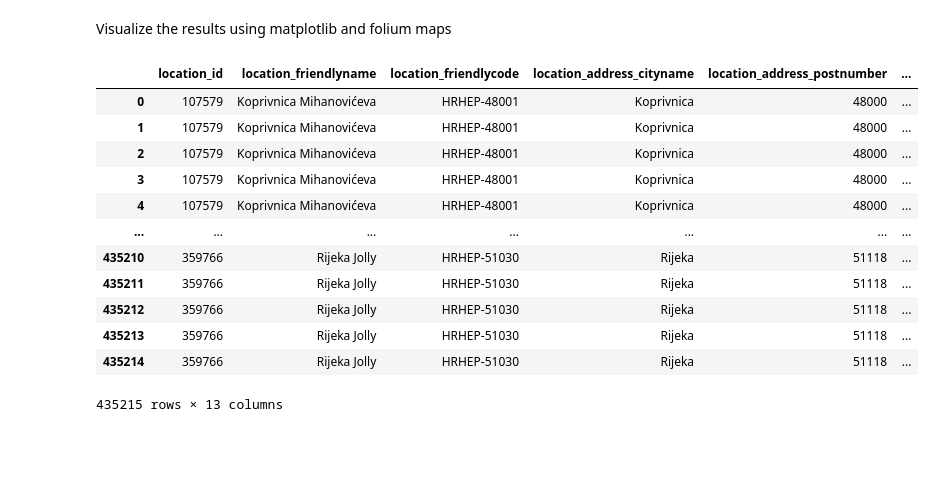
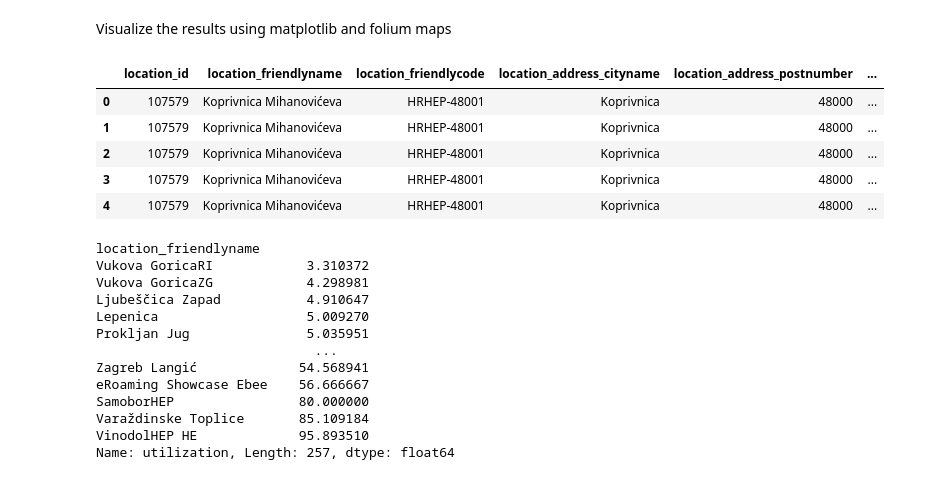
Before and after one commit to local-ai-gr/CNROpt, a Jupyter notebook: CNROpt_Forecasting.ipynb, the cells around one changed output. Drawn from its saved outputs; the diff is of its cells as text; code cells hidden in the pictures; blank space fills up the shorter version.

```diff
--- a/CNROpt_Forecasting.ipynb
+++ b/CNROpt_Forecasting.ipynb
@@ -87,18 +83,11 @@ energy_consumption
 # %% [markdown]
 Visualize the results using matplotlib and folium maps
 # %%
-df
+df.head()
 # %% [output]
 |  | location_id | location_friendlyname | location_friendlycode | location_address_cityname | location_address_postnumber | ... |
 | 0 | 107579 | Koprivnica Mihanovićeva | HRHEP-48001 | Koprivnica | 48000 | ... |
 | 1 | 107579 | Koprivnica Mihanovićeva | HRHEP-48001 | Koprivnica | 48000 | ... |
 | 2 | 107579 | Koprivnica Mihanovićeva | HRHEP-48001 | Koprivnica | 48000 | ... |
 | 3 | 107579 | Koprivnica Mihanovićeva | HRHEP-48001 | Koprivnica | 48000 | ... |
 | 4 | 107579 | Koprivnica Mihanovićeva | HRHEP-48001 | Koprivnica | 48000 | ... |
-| ... | ... | ... | ... | ... | ... | ... |
-| 435210 | 359766 | Rijeka Jolly | HRHEP-51030 | Rijeka | 51118 | ... |
-| 435211 | 359766 | Rijeka Jolly | HRHEP-51030 | Rijeka | 51118 | ... |
-| 435212 | 359766 | Rijeka Jolly | HRHEP-51030 | Rijeka | 51118 | ... |
-| 435213 | 359766 | Rijeka Jolly | HRHEP-51030 | Rijeka | 51118 | ... |
-| 435214 | 359766 | Rijeka Jolly | HRHEP-51030 | Rijeka | 51118 | ... |
-435215 rows × 13 columns
@@ -104,0 +96,16 @@ df
+# %%
+df2.sort_values()
+# %% [output]
+location_friendlyname
+Vukova GoricaRI            3.310372
+Vukova GoricaZG            4.298981
+Ljubeščica Zapad           4.910647
+Lepenica                   5.009270
+Prokljan Jug               5.035951
+                            ...
+Zagreb Langić             54.568941
+eRoaming Showcase Ebee    56.666667
+SamoborHEP                80.000000
+Varaždinske Toplice       85.109184
+VinodolHEP HE             95.893510
+Name: utilization, Length: 257, dtype: float64
```
Also changed, not shown: parts of 6 cells of this notebook.
